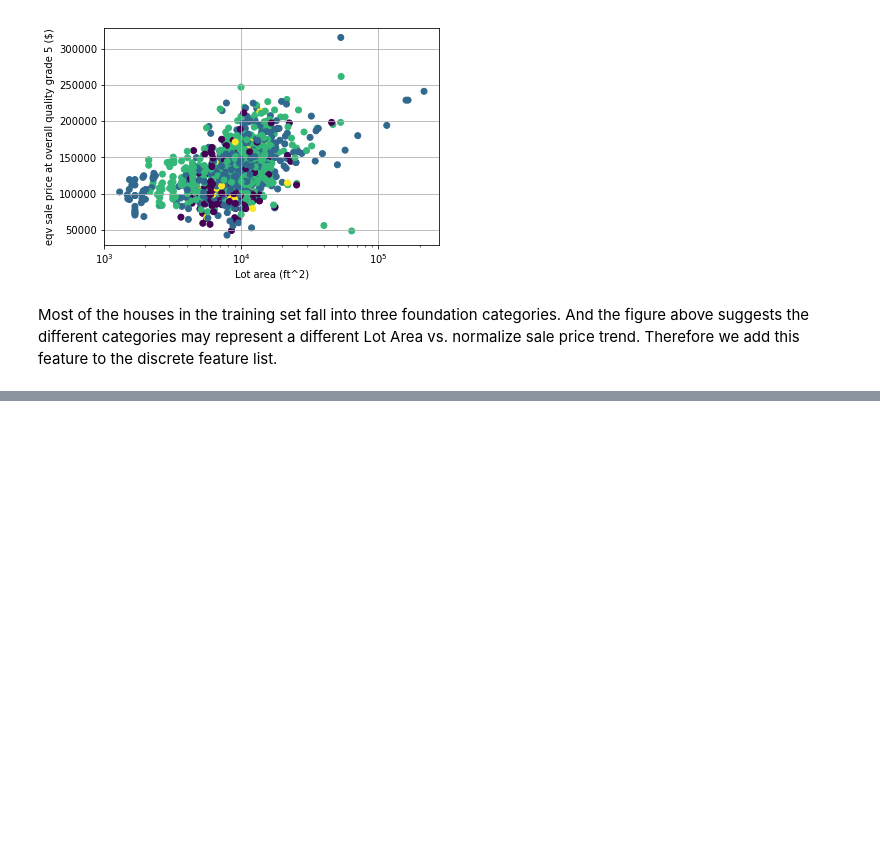
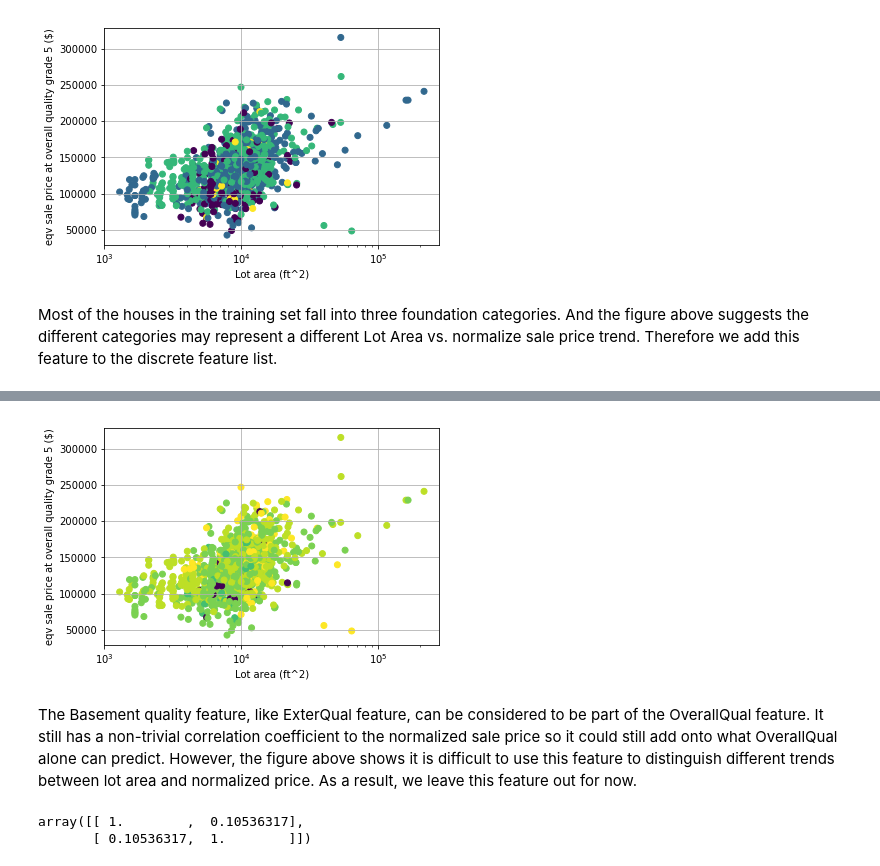
Before and after one commit to badGarnet/house_price, a Jupyter notebook: drawing board.ipynb, the cells around one changed output, grey strips where cells are left out. Drawn from its saved outputs; the diff is of its cells as text; code cells hidden in the pictures; blank space fills up the shorter version.

Commit message:
analysis to basement
analysis to basement features.
added feats_tune for fine tuning features.

```diff
--- a/drawing board.ipynb
+++ b/drawing board.ipynb
@@ -941,3 +941,7 @@ plt.show()
 Most of the houses in the training set fall into three foundation categories. And the figure above suggests the different categories may represent a different Lot Area vs. normalize sale price trend. Therefore we add this feature to the discrete feature list.
 # %%
 feats_disc.append('Foundation')
+# %%
+bsmtqmap = {'Ex': 10, 'Gd': 9, 'TA': 8, 'Fa': 7, 'Po': 4}
+""" fill NaN with 0 since NA means no basement """
+np.corrcoef(trainset.BsmtQual.map(bsmtqmap).fillna(0), trainset.NSP_overallq)
@@ -943,0 +965,18 @@ feats_disc.append('Foundation')
+# %%
+fig = plt.figure
+ax = plt.gca()
+ax.scatter(trainset.LotArea, trainset.NSP_overallq, c = trainset.BsmtQual.map(bsmtqmap).fillna(0))
+ax.set_xscale('log')
+plt.xlabel('Lot area (ft^2)')
+plt.ylabel('eqv sale price at overall quality grade 5 ($)')
+plt.grid()
+plt.show()
+# %% [output]
+[figure, added]
+# %% [markdown]
+The Basement quality feature, like ExterQual feature, can be considered to be part of the OverallQual feature. It still has a non-trivial correlation coefficient to the normalized sale price so it could still add onto what OverallQual alone can predict. However, the figure above shows it is difficult to use this feature to distinguish different trends between lot area and normalized price. As a result, we leave this feature out for now.
+# %%
+np.corrcoef(trainset.BsmtCond.map(extermap).fillna(0), trainset.NSP_overallq)
+# %% [output]
+array([[ 1.        ,  0.10536317],
+       [ 0.10536317,  1.        ]])
```
Also changed, not shown: parts of 22 cells of this notebook.
